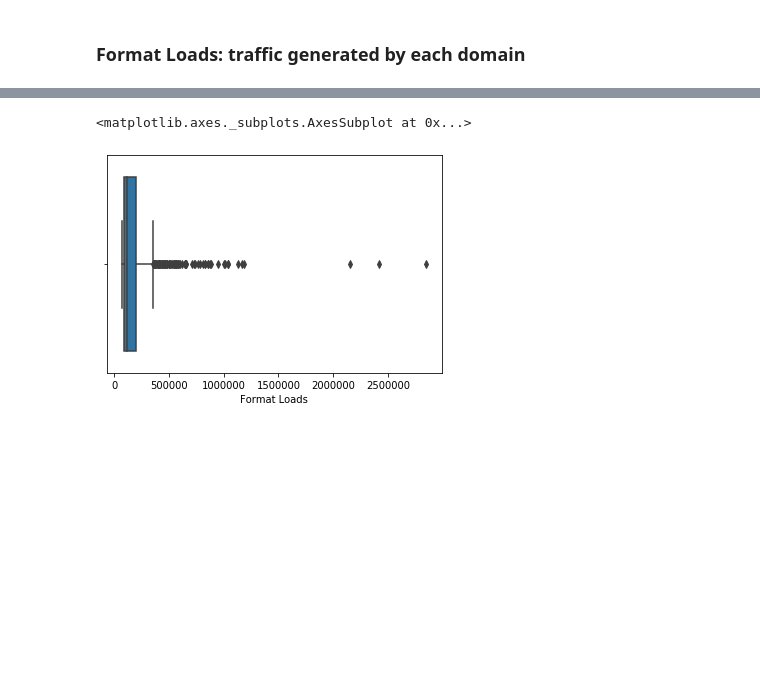
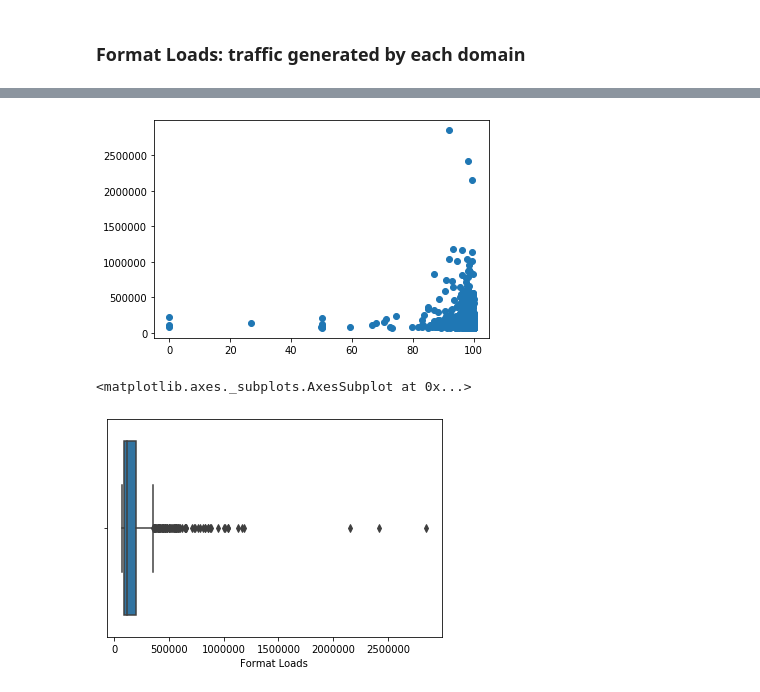
Before and after one commit to rfisla/FINAL-PROJECT-OF-KSCHOOL-MASTER, a Jupyter notebook: Full Data Interpretation.ipynb, the cells around one changed output, grey strips where cells are left out. Drawn from its saved outputs; the diff is of its cells as text; code cells hidden in the pictures; blank space fills up the shorter version.

```diff
--- a/Full Data Interpretation.ipynb
+++ b/Full Data Interpretation.ipynb
@@ -353,3 +396,7 @@ groupby_domains.head(1)
+# %%
+plt.scatter(groupby_domains['Efficiency Rate'], groupby_domains['Format Loads']);
+# %% [output]
+[figure, added]
 # %%
 sns.boxplot(groupby_domains['Format Loads'])
 # %% [output]
```
Also changed, not shown: parts of 16 cells of this notebook.
